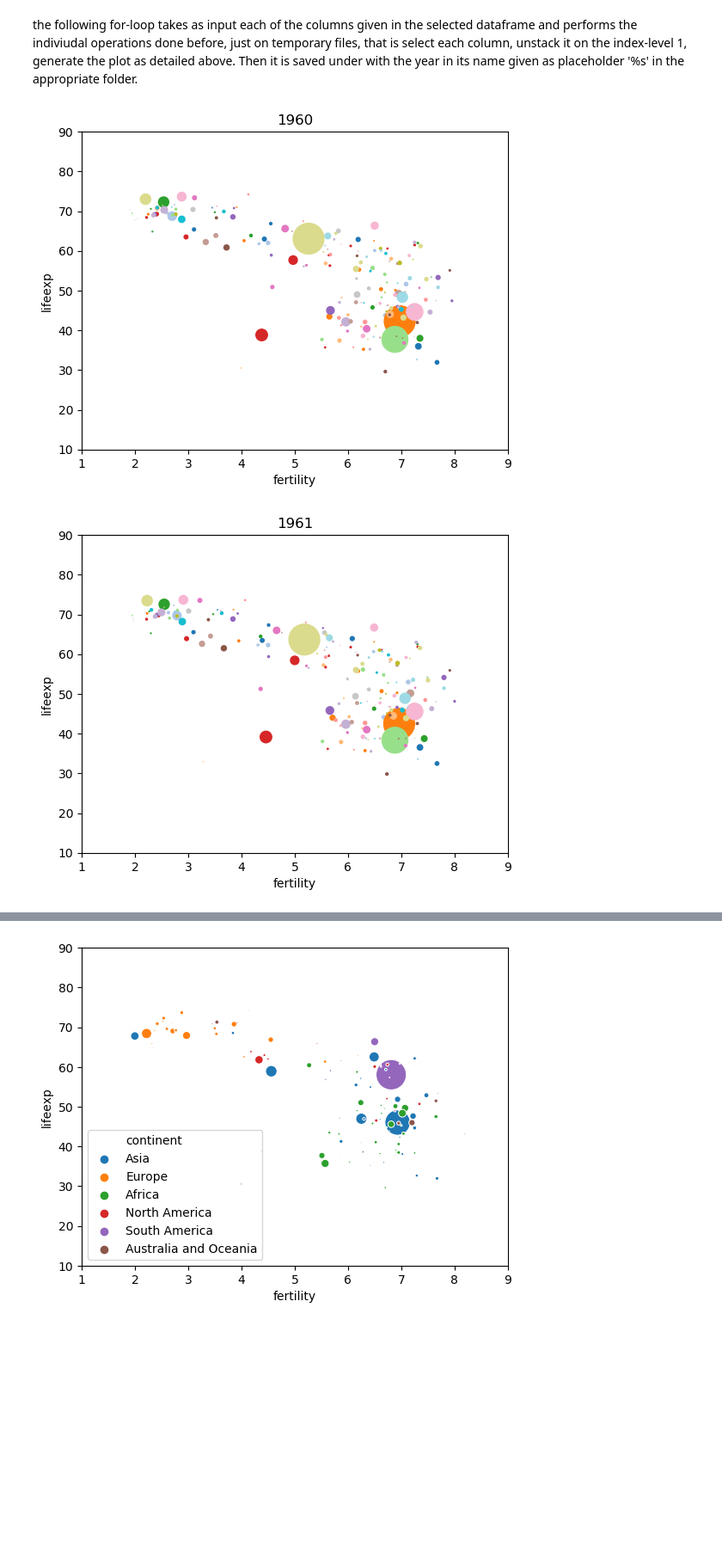
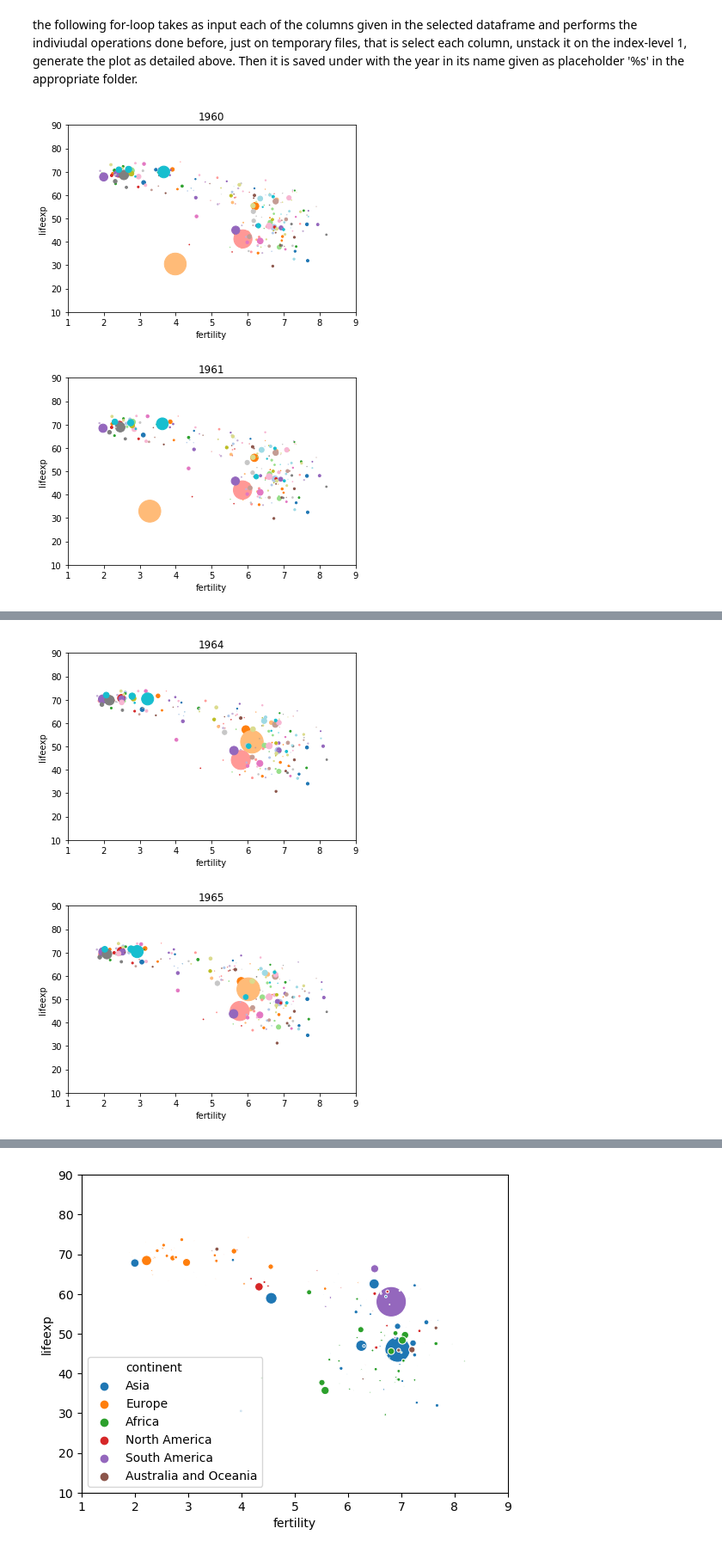
Before and after one commit to mkoeppel/SPICED_Weekly_Projects, a Jupyter notebook: week_1/animated_plot_exercise_mk.ipynb, the cells around one changed output, grey strips where cells are left out. Shown at 86% size. Saved outputs shown, nothing was run; the diff lists cells and outputs as text; code cells hidden in the pictures; blank space fills up the shorter version.

```diff
--- a/week_1/animated_plot_exercise_mk.ipynb
+++ b/week_1/animated_plot_exercise_mk.ipynb
@@ -150,6 +159,6 @@ plt.axis((1,9,10,90))
 * automate the picture generation for the years from 1960 to 2015 and save them with the individual year in the name.
 # %%
 df_test = df3.unstack(1) # branches of at the end of step 8 in the 2.7 Long vs Wide exercise
-df_test = df_test.iloc[:,160:164] # select the years 1960 to 2015 based on column index-number
+df_test = df_test.iloc[:,160:215] # select the years 1960 to 2015 based on column index-number
 df_test.shape
 # %% [output]
@@ -161,10 +170,10 @@ the following for-loop takes as input each of the columns given in the selected
 # %%
 for i in df_test.columns:
     temp=df_test[i].unstack(1)
-    temp.plot.scatter('fertility',  'lifeexp', s=temp2['population']*0.000001, c = cmap)
+    temp.plot.scatter('fertility',  'lifeexp', s=temp['population']*0.000001, c = cmap)
     plt.axis((1,9,10,90))
     plt.title(str(i))
-    plt.savefig('2.7_yearly_population_blots_mk/lifeexp_%s.png' %i)
+    plt.savefig('/Users/maxkoeppel/SPICED/Week_1/scripts_week1/2.7_yearly_population_blots_mk/lifeexp_%s.png' %i)
 # %% [output]
-[figure, old version]
+[figure, new version]
-[figure, old version]
+[figure, new version]
@@ -172,0 +182,2 @@ for i in df_test.columns:
+[figure, added]
+[figure, added]
```
Also changed, not shown: parts of 14 cells of this notebook, 1 other file.
